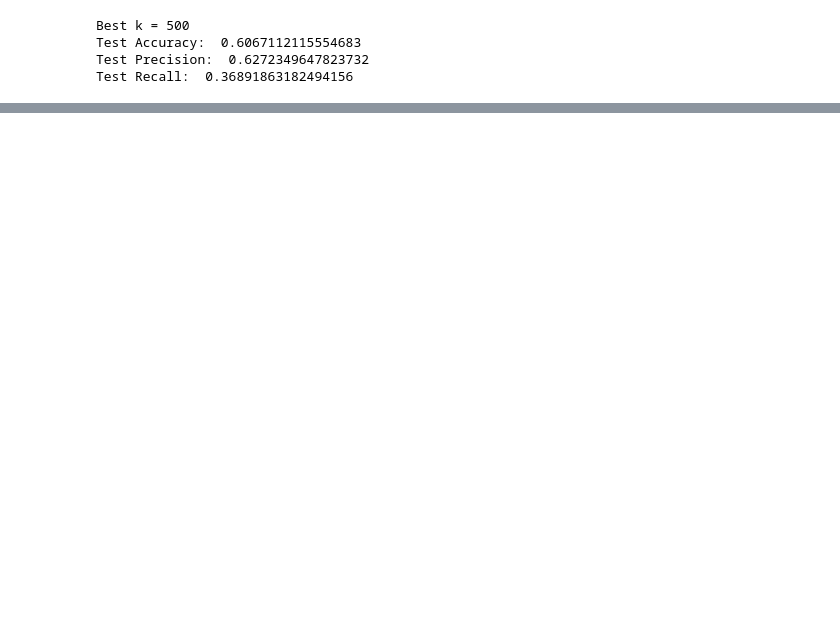
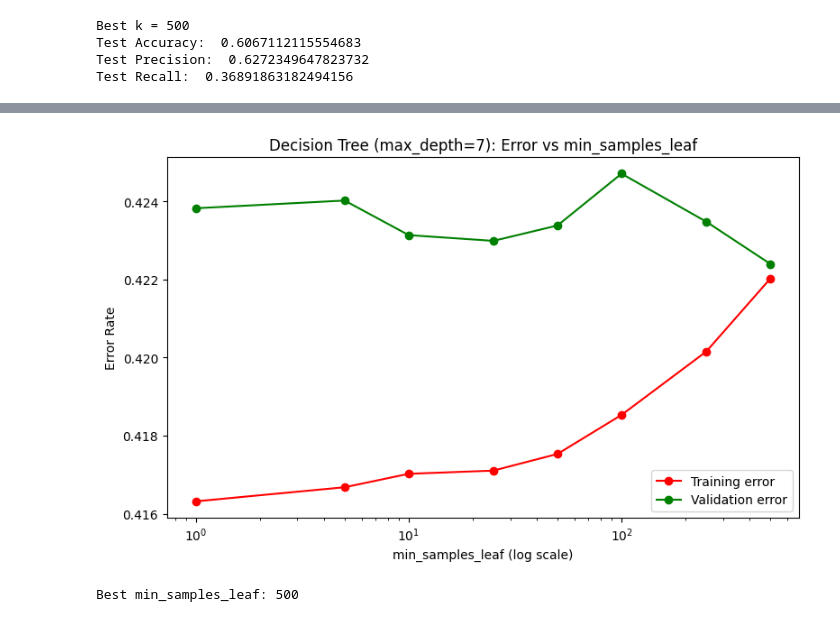
Before and after one commit to mital-i/cs178project, a Jupyter notebook: classifiers.ipynb, the cells around one changed output, grey strips where cells are left out. Cells and saved outputs as stored; diff of their text form; code cells hidden in the pictures; blank space fills up the shorter version.

```diff
--- a/classifiers.ipynb
+++ b/classifiers.ipynb
@@ -419,0 +471,4 @@ Test Recall:  0.36891863182494156
+# %%
+# 3-class target: NO=0, <30=1, >30=2
+y_enc = LabelEncoder().fit_transform(y.values.ravel())
+target_names = ['<30 days', 'NOT readmitted', '>30 days']
@@ -419,0 +533,21 @@ Test Recall:  0.36891863182494156
+# %%
+# Hyperparameter Tuning: min_samples_leaf
+best_depth_idx = np.argmin(val_errors)
+best_depth = depth_values[best_depth_idx]
+print(f"\nBest max_depth from sweep: {best_depth}")
+
+leaf_values = [1, 5, 10, 25, 50, 100, 250, 500]
+train_errors_leaf = []
+val_errors_leaf = []
+
+for ml in leaf_values:
+    dt = DecisionTreeClassifier(max_depth=best_depth, min_samples_leaf=ml, random_state=seed)
+    dt.fit(X_train, y_train)
+
+    train_acc = accuracy_score(y_train, dt.predict(X_train))
+    val_acc = accuracy_score(y_val, dt.predict(X_val))
+
+    train_errors_leaf.append(1 - train_acc)
+    val_errors_leaf.append(1 - val_acc)
+
+    print(f"min_samples_leaf={ml:>4d}, train_acc={train_acc:.4f}, val_acc={val_acc:.4f}")
@@ -419,0 +564,17 @@ Test Recall:  0.36891863182494156
+# %%
+plt.figure(figsize=(8, 5))
+plt.semilogx(leaf_values, train_errors_leaf, 'o-', color='red', label='Training error')
+plt.semilogx(leaf_values, val_errors_leaf, 'o-', color='green', label='Validation error')
+plt.xlabel('min_samples_leaf (log scale)')
+plt.ylabel('Error Rate')
+plt.title(f'Decision Tree (max_depth={best_depth}): Error vs min_samples_leaf')
+plt.legend()
+plt.tight_layout()
+plt.show()
+
+best_leaf_idx = np.argmin(val_errors_leaf)
+best_leaf = leaf_values[best_leaf_idx]
+print(f"Best min_samples_leaf: {best_leaf}")
+# %% [output]
+[figure, added]
+Best min_samples_leaf: 500
```
Also changed, not shown: parts of 36 cells of this notebook.
